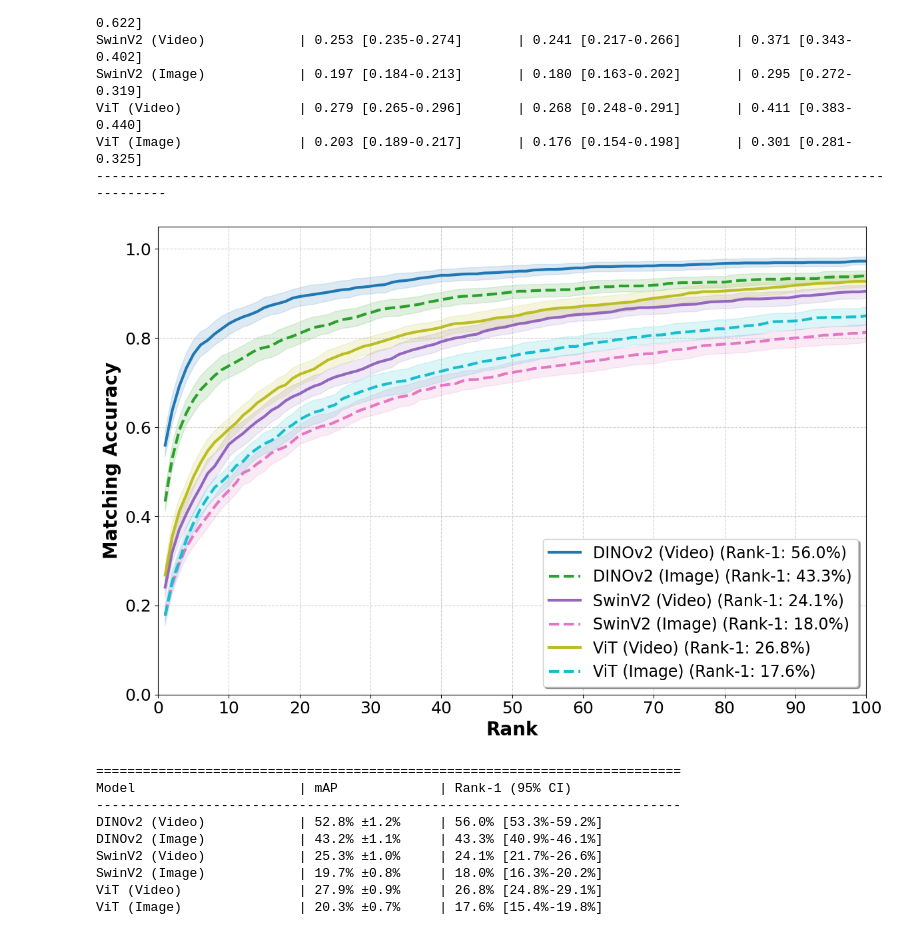
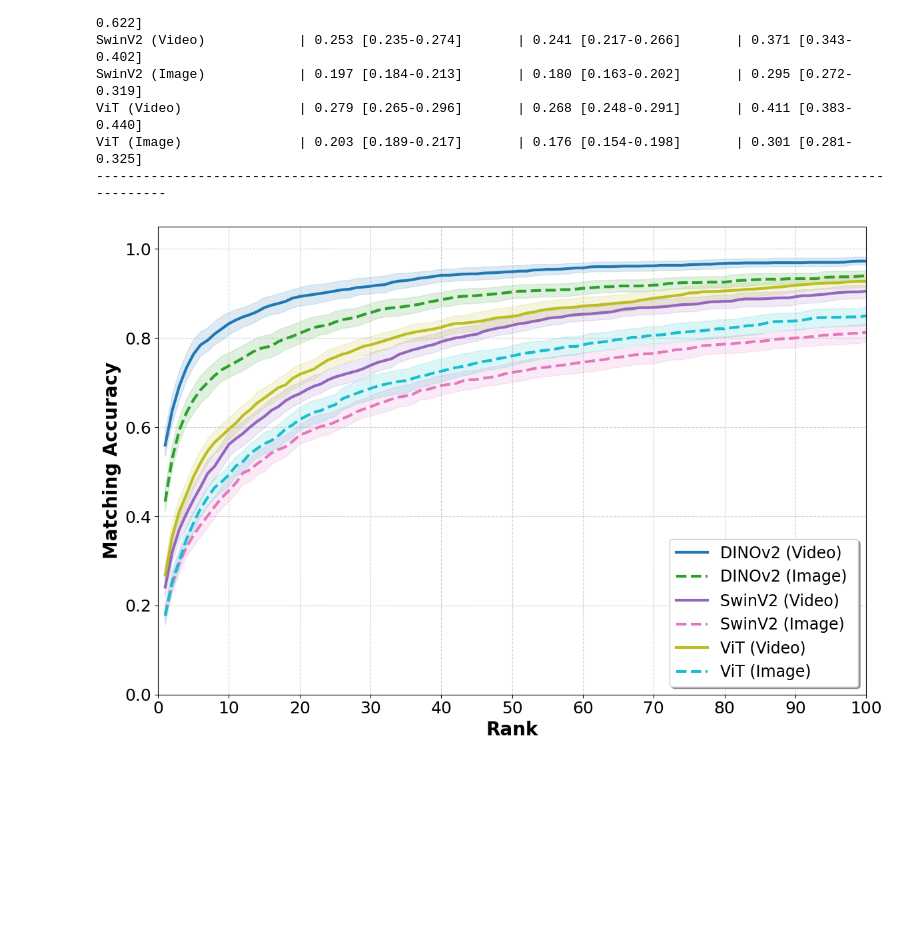
Before and after one commit to markoMedved/DogReID-1553, a Jupyter notebook: evaluation/closed_set_plots.ipynb, the cells around one changed output. Saved outputs shown, nothing was run; the diff lists cells and outputs as text; code cells hidden in the pictures; blank space fills up the shorter version.

```diff
--- a/evaluation/closed_set_plots.ipynb
+++ b/evaluation/closed_set_plots.ipynb
@@ -149,51 +149,33 @@ for i, (name, res) in enumerate(all_results.items()):
     color = colors(i)
 
     # 1. Plot the Shaded Uncertainty Interval (95% CI)
     plt.fill_between(ranks, cmc_lower, cmc_upper, color=color, alpha=0.15)
 
     # 2. Plot the Mean Line
     line_style = '-' if "(Video)" in name or "(Image)" not in name else '--'
     plt.plot(ranks, cmc_mean, color=color, linestyle=line_style, linewidth=3,
-             label=f"{name} (Rank-1: {cmc_mean[0]:.1%})")
+             label=f"{name} ")
 
 # --- Format the Plot with Larger Fonts ---
 plt.xlabel("Rank", fontsize=FONT_SIZE + 2, fontweight='bold')
 plt.ylabel("Matching Accuracy", fontsize=FONT_SIZE + 2, fontweight='bold')
 
 # --- Axis Tick Labels ---
 plt.xticks(np.arange(0, MAX_RANK + 1, step=TICK_STEP), fontsize=FONT_SIZE)
 plt.yticks(fontsize=FONT_SIZE)
 
 # --- Dynamic Axis Control ---
 plt.xlim(0, MAX_RANK)
 plt.ylim(0, 1.05)
 
 plt.grid(True, linestyle='--', alpha=0.6)
 
 # --- Legend Configuration ---
 # Placed in lower right as CMC curves typically trend upward
 plt.legend(fontsize=FONT_SIZE - 1, loc='lower right', frameon=True, shadow=True, facecolor='white')
 
 plt.tight_layout()
+plt.savefig("figs/closed_world.png")
 plt.show()
-
-# --- Print Section remains identical for terminal output ---
-print("\n" + "="*75)
-print(f"{'Model':<25} | {'mAP':<15} | {'Rank-1 (95% CI)':<25}")
-print("-" * 75)
-
-for name, res in all_results.items():
-    map_str = f"{res['mAP_mean']:.1%} ±{res['mAP_std']:.1%}"
-    r1_str = f"{res['cmc_mean'][0]:.1%} [{res['cmc_lower'][0]:.1%}-{res['cmc_upper'][0]:.1%}]"
-    print(f"{name:<25} | {map_str:<15} | {r1_str:<25}")
 # %% [output]
-[figure, old version]
+[figure, new version]
-===========================================================================
-Model                     | mAP             | Rank-1 (95% CI)
----------------------------------------------------------------------------
-DINOv2 (Video)            | 52.8% ±1.2%     | 56.0% [53.3%-59.2%]
-DINOv2 (Image)            | 43.2% ±1.1%     | 43.3% [40.9%-46.1%]
-SwinV2 (Video)            | 25.3% ±1.0%     | 24.1% [21.7%-26.6%]
-SwinV2 (Image)            | 19.7% ±0.8%     | 18.0% [16.3%-20.2%]
-ViT (Video)               | 27.9% ±0.9%     | 26.8% [24.8%-29.1%]
-ViT (Image)               | 20.3% ±0.7%     | 17.6% [15.4%-19.8%]
```
Also changed, not shown: parts of 1 cell of this notebook, 3 other files.
